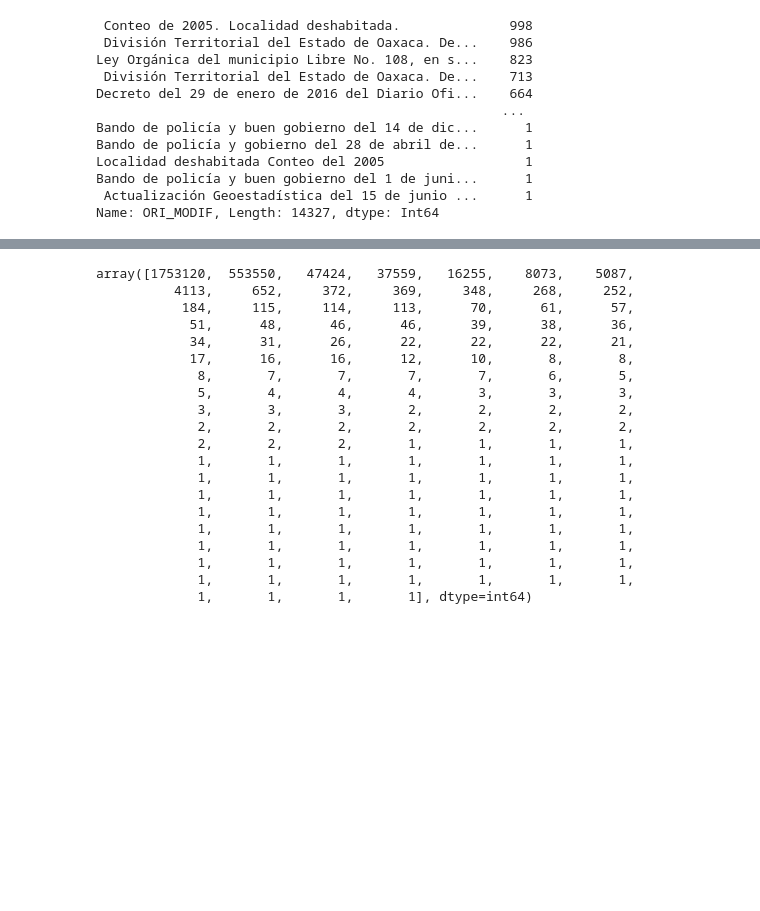
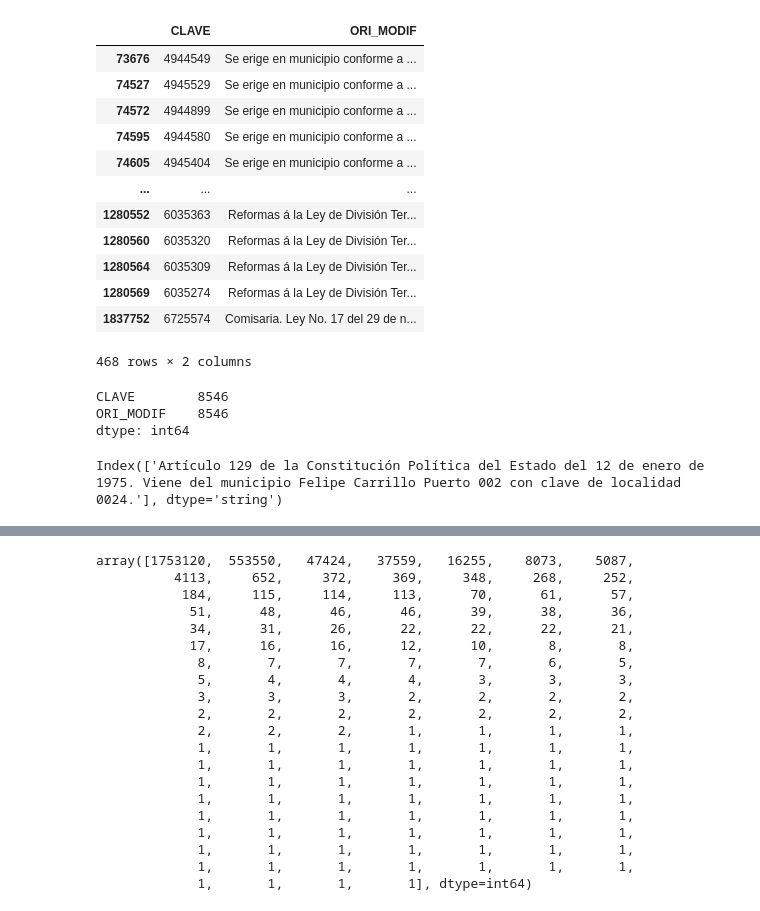
Before and after one commit to lorgid1/ArchivoHistoricoDeLocalidades, a Jupyter notebook: analisis_movimientos.ipynb, the cells around one changed output, grey strips where cells are left out. Drawn from its saved outputs; the diff is of its cells as text; code cells hidden in the pictures; blank space fills up the shorter version.

Commit message:
First atempt of grouping in types
Se hizo el primer intento de dividir en typos donde se cubrio mas del 80 por ciento de los valores unicos de ORI_MODIF

```diff
--- a/analisis_movimientos.ipynb
+++ b/analisis_movimientos.ipynb
@@ -96,3 +96,6 @@ origen_modificacion = movimientos.loc[:,('CLAVE','ORI_MODIF')]
 
 # Quitar los saltos de linea
 origen_modificacion.ORI_MODIF.replace('\r\n', ' ', regex=True, inplace=True)
+
+# Quitar los espacios en blanco antes y despues de los texos
+origen_modificacion.ORI_MODIF = origen_modificacion.ORI_MODIF.str.strip()
@@ -101,0 +117,51 @@ a_revisar = origen_modificacion[~origen_modificacion.ORI_MODIF.str.match('^(Cens
+# %%
+a_revisar = origen_modificacion # Todos los casos
+# %%
+#a_revisar[a_revisar.ORI_MODIF.str.match('^(Censo de |Conteo de )\d{4}')]    # 2_302_641 Casos
+#a_revisar[a_revisar.ORI_MODIF.str.match('^(Censo de )(Edificios|edificios)')]           # 3_353 Casos
+#a_revisar[a_revisar.ORI_MODIF.str.match('^(Decreto )(No.|Número|número|del|Sin/No.|S/N|sin)')]   # 46_545 Casos
+#a_revisar[a_revisar.ORI_MODIF.str.match('^(Actualización )(Geoestadística|Geostadística)')] # 35_363 Casos
+
+
+#a_revisar[a_revisar.ORI_MODIF.str.match('^(División Territorial del Estado de Oaxaca)')]  # 7_835 Casos
+#a_revisar[a_revisar.ORI_MODIF.str.match('^(División Territorial del Estado de Oaxaca)')].ORI_MODIF.iloc[0]  # Es Decreto
+#a_revisar[a_revisar.ORI_MODIF.str.match('^(División Territorial del Estado de Oaxaca)')].ORI_MODIF.value_counts().index   # Son 337 Decretos
+
+#a_revisar[a_revisar.ORI_MODIF.str.match('^(Ley Orgánica del municipio Libre)')] # 832 Casos
+#a_revisar[a_revisar.ORI_MODIF.str.match('^(Ley Orgánica del municipio Libre)')].ORI_MODIF.value_counts() # 2 valores unicos
+
+
+#a_revisar[a_revisar.ORI_MODIF.str.match('^(Bando de Policía|Bando de policía)')] # 10_443 Casos
+#a_revisar[a_revisar.ORI_MODIF.str.match('^(Bando de Policía y Buen Gobierno)')].ORI_MODIF.value_counts().index
+
+#a_revisar[a_revisar.ORI_MODIF.str.match('^(Ley Orgánica)')] # 1_115 Casos
+#a_revisar[a_revisar.ORI_MODIF.str.match('^(Ley Orgánica)')].ORI_MODIF.value_counts() #
+
+#a_revisar[a_revisar.ORI_MODIF.str.match('^(Periódico Oficial No.)')] # 362 Casos
+#a_revisar[a_revisar.ORI_MODIF.str.match('^(Periódico Oficial No.)')].ORI_MODIF.value_counts() # 362 valores unicos ***
+#a_revisar[a_revisar.ORI_MODIF.str.match('^(Periódico Oficial No.)')].ORI_MODIF.value_counts().index
+
+#a_revisar[a_revisar.ORI_MODIF.str.match('^(Periódico Oficial del Gobierno)')] # 362 Casos
+#a_revisar[a_revisar.ORI_MODIF.str.match('^(Periódico Oficial del Gobierno)')].ORI_MODIF.value_counts() # 9 valores unicos
+#a_revisar[a_revisar.ORI_MODIF.str.match('^(Periódico Oficial del Gobierno)')].ORI_MODIF.value_counts().index
+
+#a_revisar[a_revisar.ORI_MODIF.str.match('^(Ley Orgánica de la Administración Pública)')] # 161 Casos
+
+#a_revisar[a_revisar.ORI_MODIF.str.match('^(Oficio)')] # 5_143 casos
+#a_revisar[a_revisar.ORI_MODIF.str.match('^(Oficio)')].ORI_MODIF.value_counts() # 1_852 valores unicos
+
+a_revisar[a_revisar.ORI_MODIF.str.match('^.+?(Ley)')] # 5_143 casos
+# %% [output]
+|  | CLAVE | ORI_MODIF |
+| 73676 | 4944549 | Se erige en municipio conforme a ... |
+| 74527 | 4945529 | Se erige en municipio conforme a ... |
+| 74572 | 4944899 | Se erige en municipio conforme a ... |
+| 74595 | 4944580 | Se erige en municipio conforme a ... |
+| 74605 | 4945404 | Se erige en municipio conforme a ... |
+| ... | ... | ... |
+| 1280552 | 6035363 | Reformas á la Ley de División Ter... |
+| 1280560 | 6035320 | Reformas á la Ley de División Ter... |
+| 1280564 | 6035309 | Reformas á la Ley de División Ter... |
+| 1280569 | 6035274 | Reformas á la Ley de División Ter... |
+| 1837752 | 6725574 | Comisaria. Ley No. 17 del 29 de n... |
+468 rows × 2 columns
@@ -102,15 +181,10 @@ a_revisar = origen_modificacion[~origen_modificacion.ORI_MODIF.str.match('^(Cens
+# %%
+a_revisar.count()
+# %% [output]
+CLAVE        8546
+ORI_MODIF    8546
+dtype: int64
 # %%
-a_revisar.ORI_MODIF.value_counts()
+a_revisar.ORI_MODIF.value_counts()[-1:].index
 # %% [output]
- Conteo de 2005. Localidad deshabitada.              998
- División Territorial del Estado de Oaxaca. De...    986
-Ley Orgánica del municipio Libre No. 108, en s...    823
- División Territorial del Estado de Oaxaca. De...    713
-Decreto del 29 de enero de 2016 del Diario Ofi...    664
-                                                    ...
-Bando de policía y buen gobierno del 14 de dic...      1
-Bando de policía y gobierno del 28 de abril de...      1
-Localidad deshabitada Conteo del 2005                  1
-Bando de policía y buen gobierno del 1 de juni...      1
- Actualización Geoestadística del 15 de junio ...      1
-Name: ORI_MODIF, Length: 14327, dtype: Int64
+Index(['Artículo 129 de la Constitución Política del Estado del 12 de enero de 1975. Viene del municipio Felipe Carrillo Puerto 002 con clave de localidad 0024.'], dtype='string')
```
Also changed, not shown: parts of 5 cells of this notebook.
